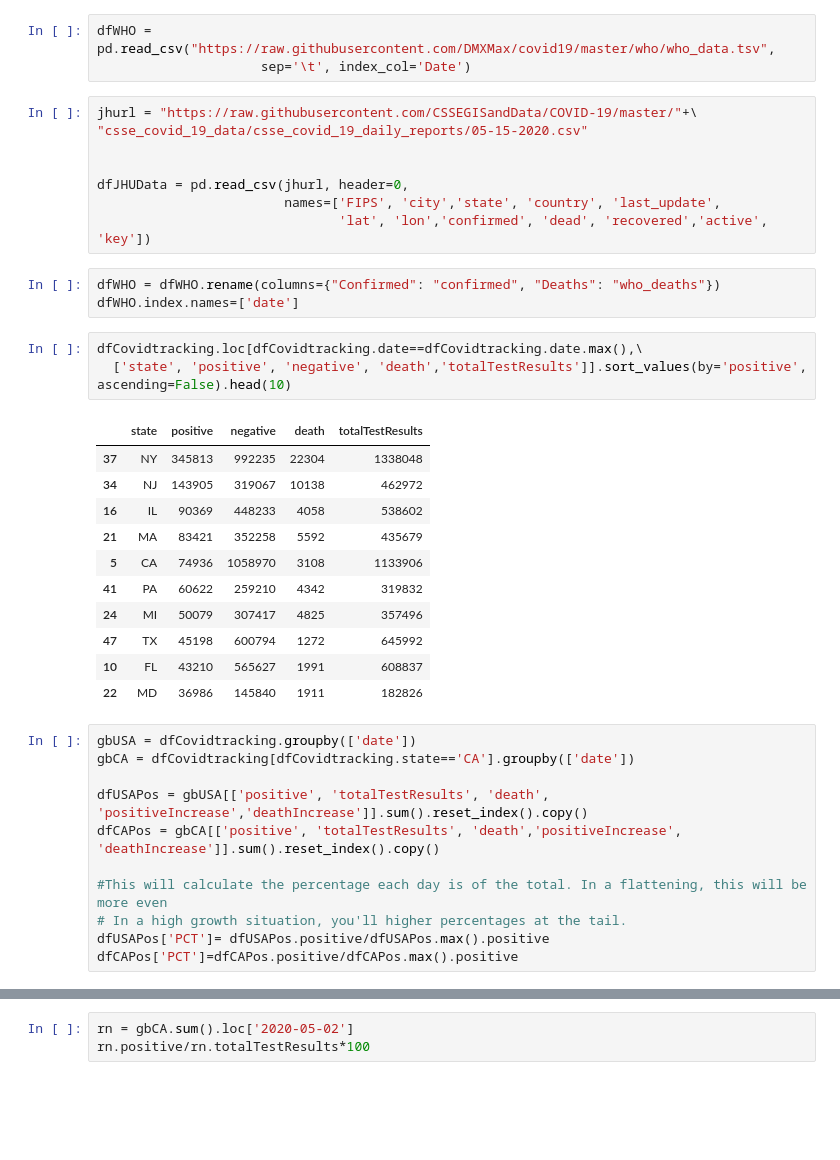
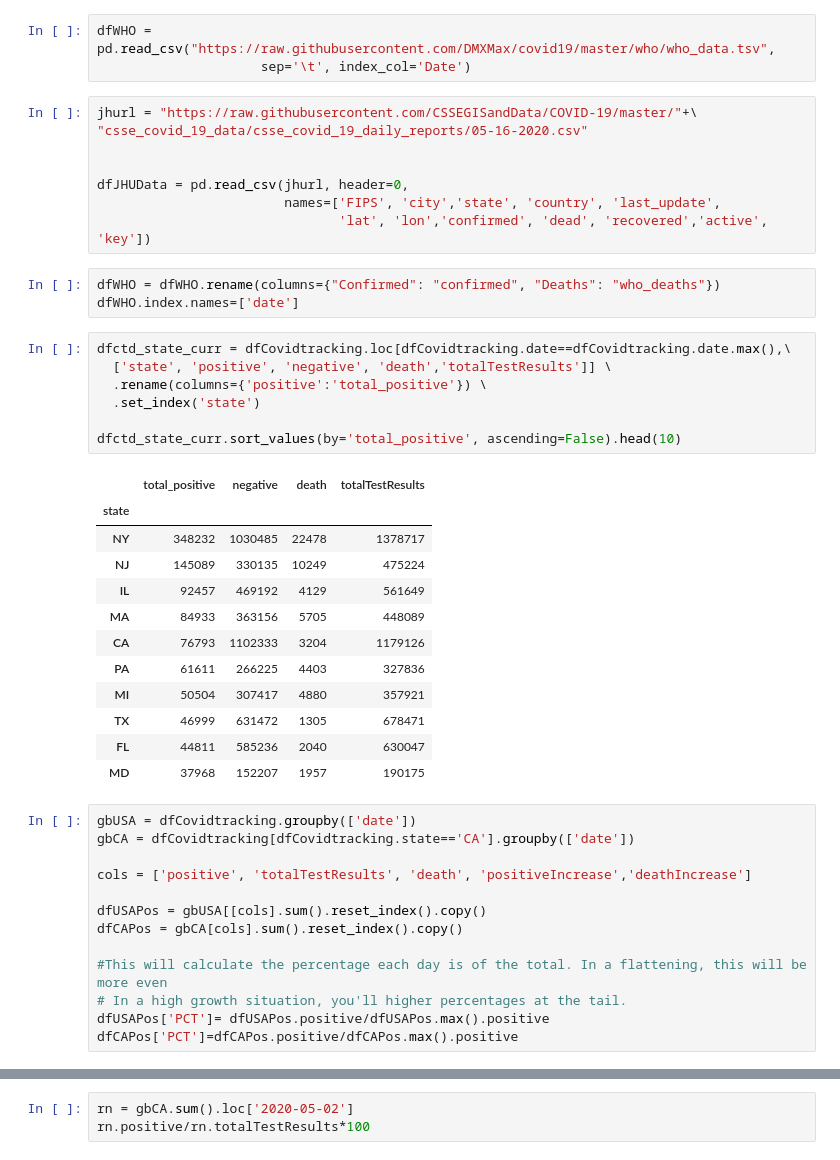
Before and after one commit to DMXMax/covid19, a Jupyter notebook: coviddata.ipynb, the cells around one changed output, grey strips where cells are left out. Saved outputs shown, nothing was run; the diff lists cells and outputs as text; blank space fills up the shorter version.

```diff
--- a/coviddata.ipynb
+++ b/coviddata.ipynb
@@ -24,7 +24,7 @@ dfWHO = pd.read_csv("https://raw.githubusercontent.com/DMXMax/covid19/master/who
                      sep='\t', index_col='Date')
 # %%
 jhurl = "https://raw.githubusercontent.com/CSSEGISandData/COVID-19/master/"+\
-"csse_covid_19_data/csse_covid_19_daily_reports/05-15-2020.csv"
+"csse_covid_19_data/csse_covid_19_daily_reports/05-16-2020.csv"
 
 
 dfJHUData = pd.read_csv(jhurl, header=0,
@@ -34,26 +34,33 @@ dfJHUData = pd.read_csv(jhurl, header=0,
 dfWHO = dfWHO.rename(columns={"Confirmed": "confirmed", "Deaths": "who_deaths"})
 dfWHO.index.names=['date']
 # %%
-dfCovidtracking.loc[dfCovidtracking.date==dfCovidtracking.date.max(),\
-  ['state', 'positive', 'negative', 'death','totalTestResults']].sort_values(by='positive', ascending=False).head(10)
+dfctd_state_curr = dfCovidtracking.loc[dfCovidtracking.date==dfCovidtracking.date.max(),\
+  ['state', 'positive', 'negative', 'death','totalTestResults']] \
+  .rename(columns={'positive':'total_positive'}) \
+  .set_index('state')
+
+dfctd_state_curr.sort_values(by='total_positive', ascending=False).head(10)
 # %% [output]
-|  | state | positive | negative | death | totalTestResults |
-| 37 | NY | 345813 | 992235 | 22304 | 1338048 |
-| 34 | NJ | 143905 | 319067 | 10138 | 462972 |
-| 16 | IL | 90369 | 448233 | 4058 | 538602 |
-| 21 | MA | 83421 | 352258 | 5592 | 435679 |
-| 5 | CA | 74936 | 1058970 | 3108 | 1133906 |
-| 41 | PA | 60622 | 259210 | 4342 | 319832 |
-| 24 | MI | 50079 | 307417 | 4825 | 357496 |
-| 47 | TX | 45198 | 600794 | 1272 | 645992 |
-| 10 | FL | 43210 | 565627 | 1991 | 608837 |
-| 22 | MD | 36986 | 145840 | 1911 | 182826 |
+|  | total_positive | negative | death | totalTestResults |
+| state |  |  |  |  |
+| NY | 348232 | 1030485 | 22478 | 1378717 |
+| NJ | 145089 | 330135 | 10249 | 475224 |
+| IL | 92457 | 469192 | 4129 | 561649 |
+| MA | 84933 | 363156 | 5705 | 448089 |
+| CA | 76793 | 1102333 | 3204 | 1179126 |
+| PA | 61611 | 266225 | 4403 | 327836 |
+| MI | 50504 | 307417 | 4880 | 357921 |
+| TX | 46999 | 631472 | 1305 | 678471 |
+| FL | 44811 | 585236 | 2040 | 630047 |
+| MD | 37968 | 152207 | 1957 | 190175 |
 # %%
 gbUSA = dfCovidtracking.groupby(['date'])
 gbCA = dfCovidtracking[dfCovidtracking.state=='CA'].groupby(['date'])
 
-dfUSAPos = gbUSA[['positive', 'totalTestResults', 'death', 'positiveIncrease','deathIncrease']].sum().reset_index().copy()
-dfCAPos = gbCA[['positive', 'totalTestResults', 'death','positiveIncrease', 'deathIncrease']].sum().reset_index().copy()
+cols = ['positive', 'totalTestResults', 'death', 'positiveIncrease','deathIncrease']
+
+dfUSAPos = gbUSA[[cols].sum().reset_index().copy()
+dfCAPos = gbCA[cols].sum().reset_index().copy()
 
 #This will calculate the percentage each day is of the total. In a flattening, this will be more even
 # In a high growth situation, you'll higher percentages at the tail.
```
Also changed, not shown: parts of 44 cells of this notebook.
